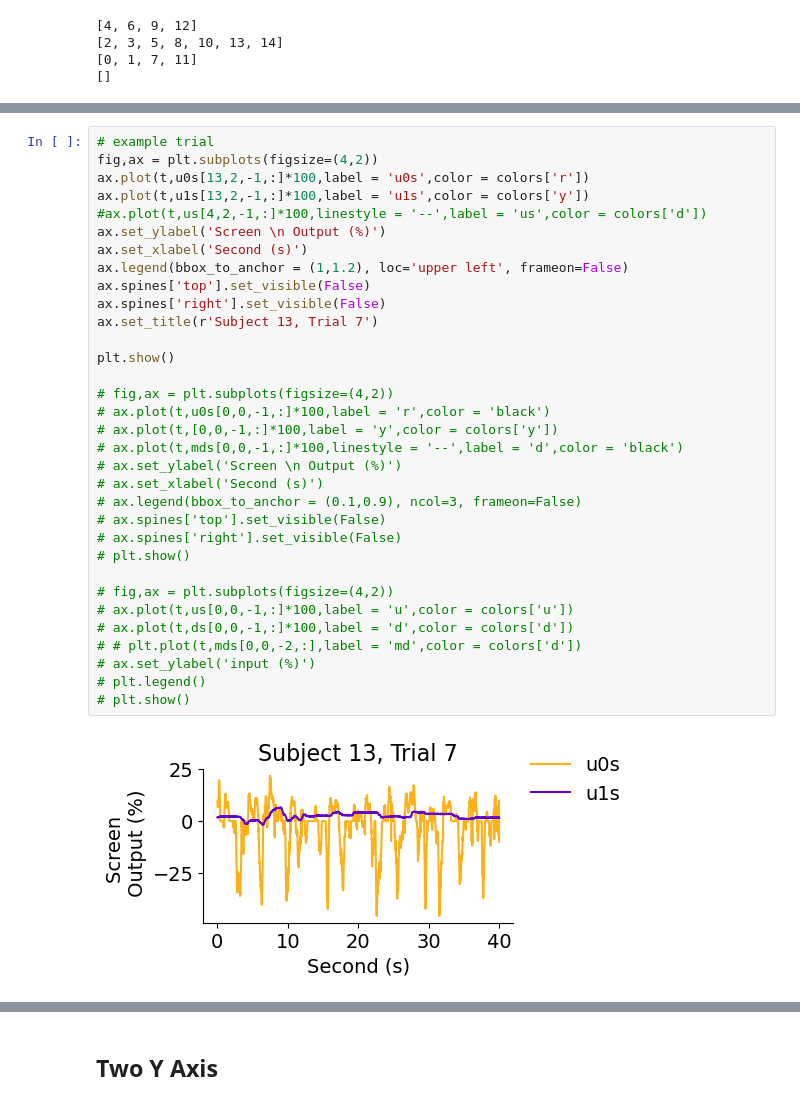
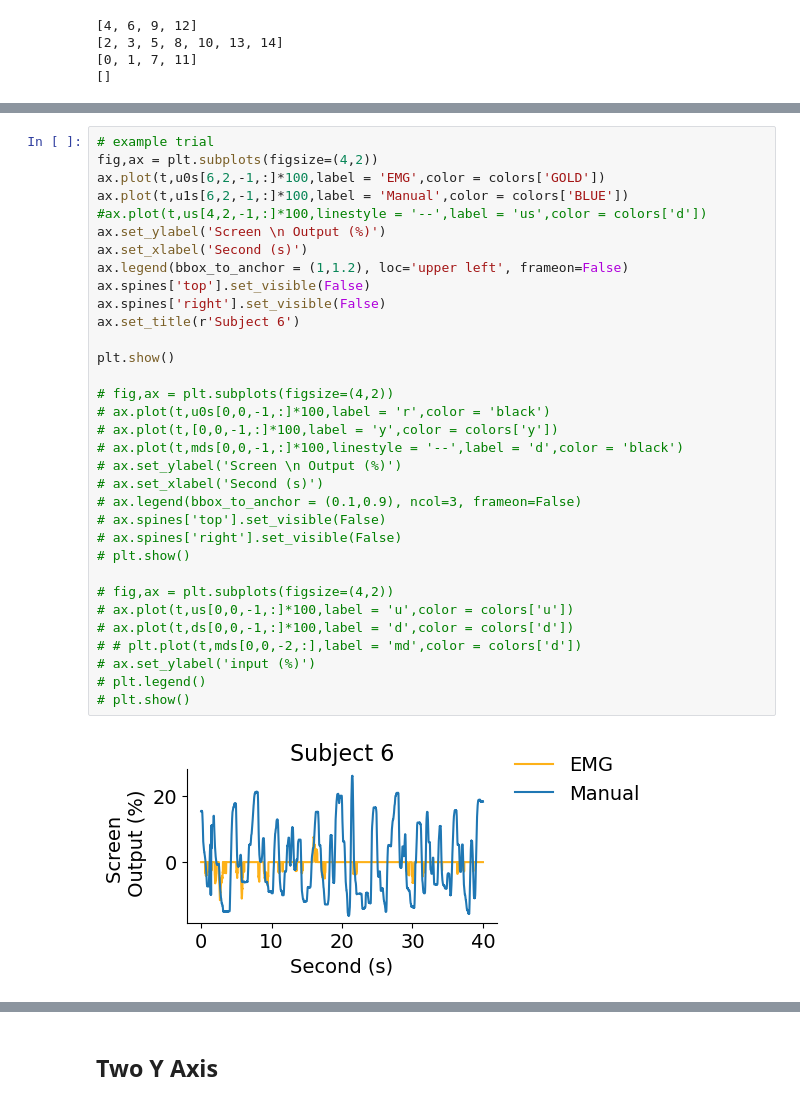
Before and after one commit to finley16/sensorimotor_fusion, a Jupyter notebook: analysis/Multimodal paper/20250501_EMBC_analysis.ipynb, the cells around one changed output, grey strips where cells are left out. Saved outputs shown, nothing was run; the diff lists cells and outputs as text.

```diff
--- a/analysis/Multimodal paper/20250501_EMBC_analysis.ipynb
+++ b/analysis/Multimodal paper/20250501_EMBC_analysis.ipynb
@@ -867,38 +1173,38 @@ for group in groups:
 # %%
 # example trial
 fig,ax = plt.subplots(figsize=(4,2))
-ax.plot(t,u0s[13,2,-1,:]*100,label = 'u0s',color = colors['r'])
-ax.plot(t,u1s[13,2,-1,:]*100,label = 'u1s',color = colors['y'])
+ax.plot(t,u0s[6,2,-1,:]*100,label = 'EMG',color = colors['GOLD'])
+ax.plot(t,u1s[6,2,-1,:]*100,label = 'Manual',color = colors['BLUE'])
 #ax.plot(t,us[4,2,-1,:]*100,linestyle = '--',label = 'us',color = colors['d'])
 ax.set_ylabel('Screen \n Output (%)')
 ax.set_xlabel('Second (s)')
 ax.legend(bbox_to_anchor = (1,1.2), loc='upper left', frameon=False)
 ax.spines['top'].set_visible(False)
 ax.spines['right'].set_visible(False)
-ax.set_title(r'Subject 13, Trial 7')
+ax.set_title(r'Subject 6')
 
 plt.show()
 
 # fig,ax = plt.subplots(figsize=(4,2))
 # ax.plot(t,u0s[0,0,-1,:]*100,label = 'r',color = 'black')
 # ax.plot(t,[0,0,-1,:]*100,label = 'y',color = colors['y'])
 # ax.plot(t,mds[0,0,-1,:]*100,linestyle = '--',label = 'd',color = 'black')
 # ax.set_ylabel('Screen \n Output (%)')
 # ax.set_xlabel('Second (s)')
 # ax.legend(bbox_to_anchor = (0.1,0.9), ncol=3, frameon=False)
 # ax.spines['top'].set_visible(False)
 # ax.spines['right'].set_visible(False)
 # plt.show()
 
 # fig,ax = plt.subplots(figsize=(4,2))
 # ax.plot(t,us[0,0,-1,:]*100,label = 'u',color = colors['u'])
 # ax.plot(t,ds[0,0,-1,:]*100,label = 'd',color = colors['d'])
 # # plt.plot(t,mds[0,0,-2,:],label = 'md',color = colors['d'])
 # ax.set_ylabel('input (%)')
 # plt.legend()
 # plt.show()
 # %% [output]
-[figure, old version]
+[figure, new version]
 # %%
 # example trial
 fig,ax = plt.subplots(figsize=(4,2))
```
Also changed, not shown: parts of 9 cells of this notebook.
